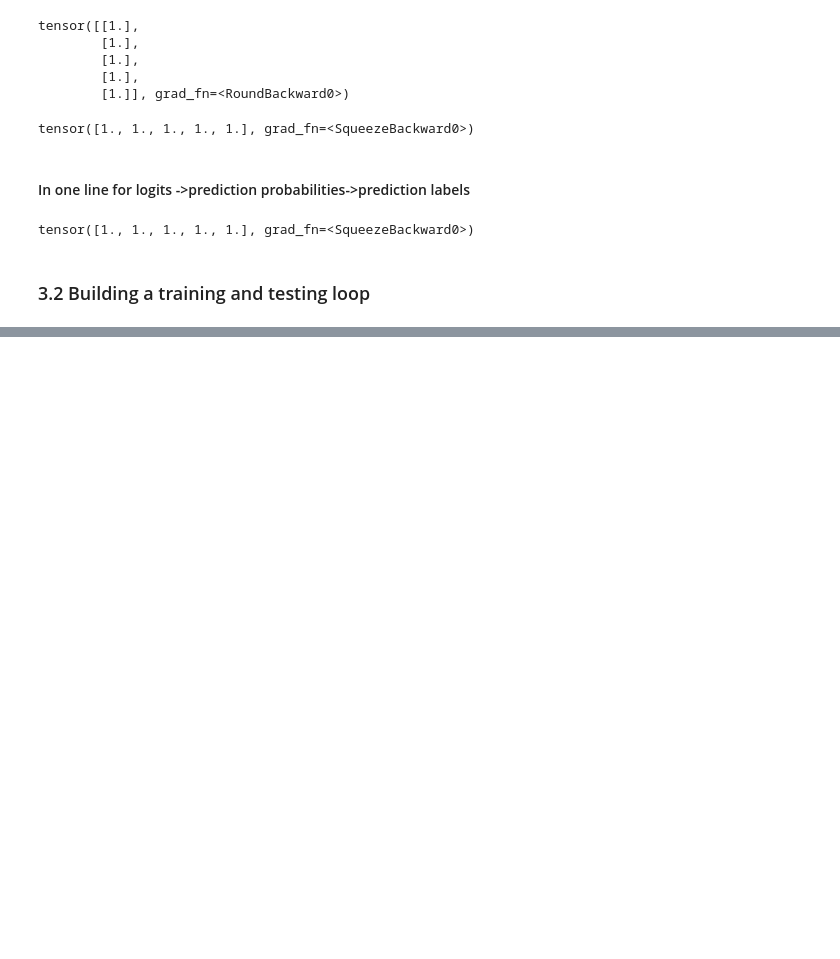
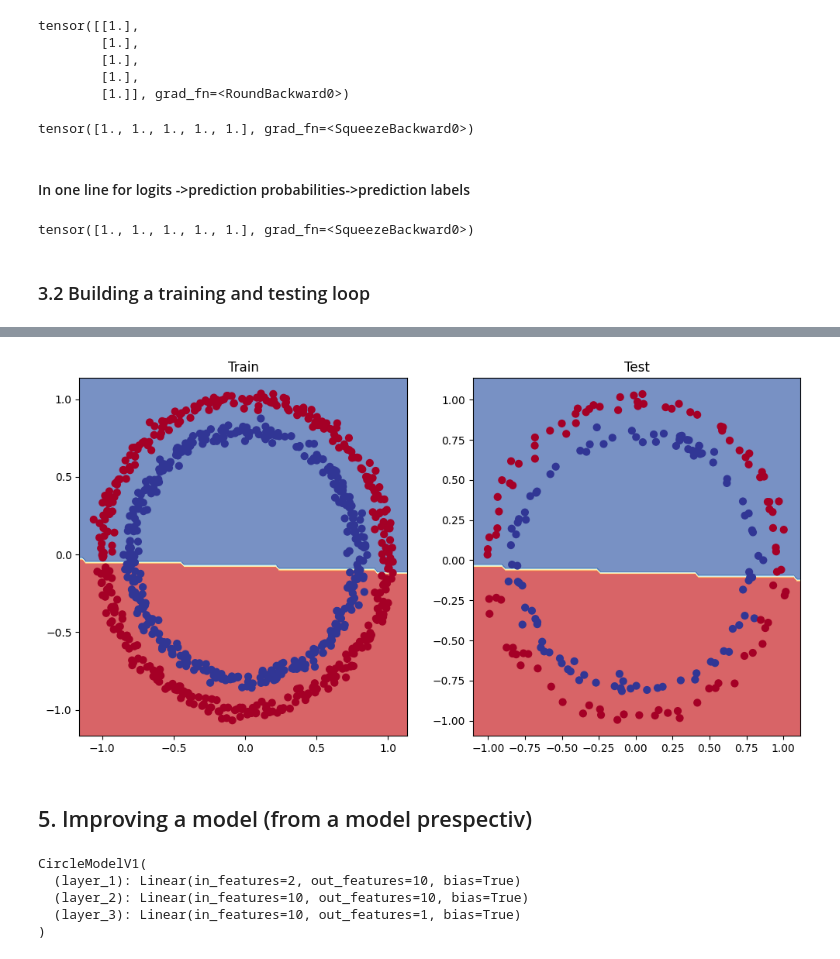
Before and after one commit to Jeevan-Neupane/PyTorch, a Jupyter notebook: 03_pytorch_classification.ipynb, the cells around one changed output, grey strips where cells are left out. Saved outputs shown, nothing was run; the diff lists cells and outputs as text; code cells hidden in the pictures; blank space fills up the shorter version.

```diff
--- a/03_pytorch_classification.ipynb
+++ b/03_pytorch_classification.ipynb
@@ -344,0 +363,13 @@ Epoch: 90 | Loss: 0.69386, Accuracy: 51.12% | Test loss: 0.69941, Test acc: 47.0
+# %%
+# Plot decision boundaries for training and test sets
+plt.figure(figsize=(12, 6))
+plt.subplot(1, 2, 1)
+plt.title("Train")
+plot_decision_boundary(model_0, X_train, y_train)
+plt.subplot(1, 2, 2)
+plt.title("Test")
+plot_decision_boundary(model_0, X_test, y_test)
+# %% [output]
+[figure, added]
+# %% [markdown]
+## 5. Improving a model (from a model prespectiv)
@@ -344,0 +378,25 @@ Epoch: 90 | Loss: 0.69386, Accuracy: 51.12% | Test loss: 0.69941, Test acc: 47.0
+# %%
+class CircleModelV1(nn.Module):
+    def __init__(self):
+        super().__init__()
+        self.layer_1 = nn.Linear(in_features=2, out_features=10)
+        self.layer_2 = nn.Linear(in_features=10, out_features=10) # extra layer
+        self.layer_3 = nn.Linear(in_features=10, out_features=1)
+
+    def forward(self, x): # note: always make sure forward is spelt correctly!
+        # Creating a model like this is the same as below, though below
+        # generally benefits from speedups where possible.
+        # z = self.layer_1(x)
+        # z = self.layer_2(z)
+        # z = self.layer_3(z)
+        # return z
+        return self.layer_3(self.layer_2(self.layer_1(x)))
+
+model_1 = CircleModelV1().to(device)
+model_1
+# %% [output]
+CircleModelV1(
+  (layer_1): Linear(in_features=2, out_features=10, bias=True)
+  (layer_2): Linear(in_features=10, out_features=10, bias=True)
+  (layer_3): Linear(in_features=10, out_features=1, bias=True)
+)
```
Also changed, not shown: parts of 26 cells of this notebook.
